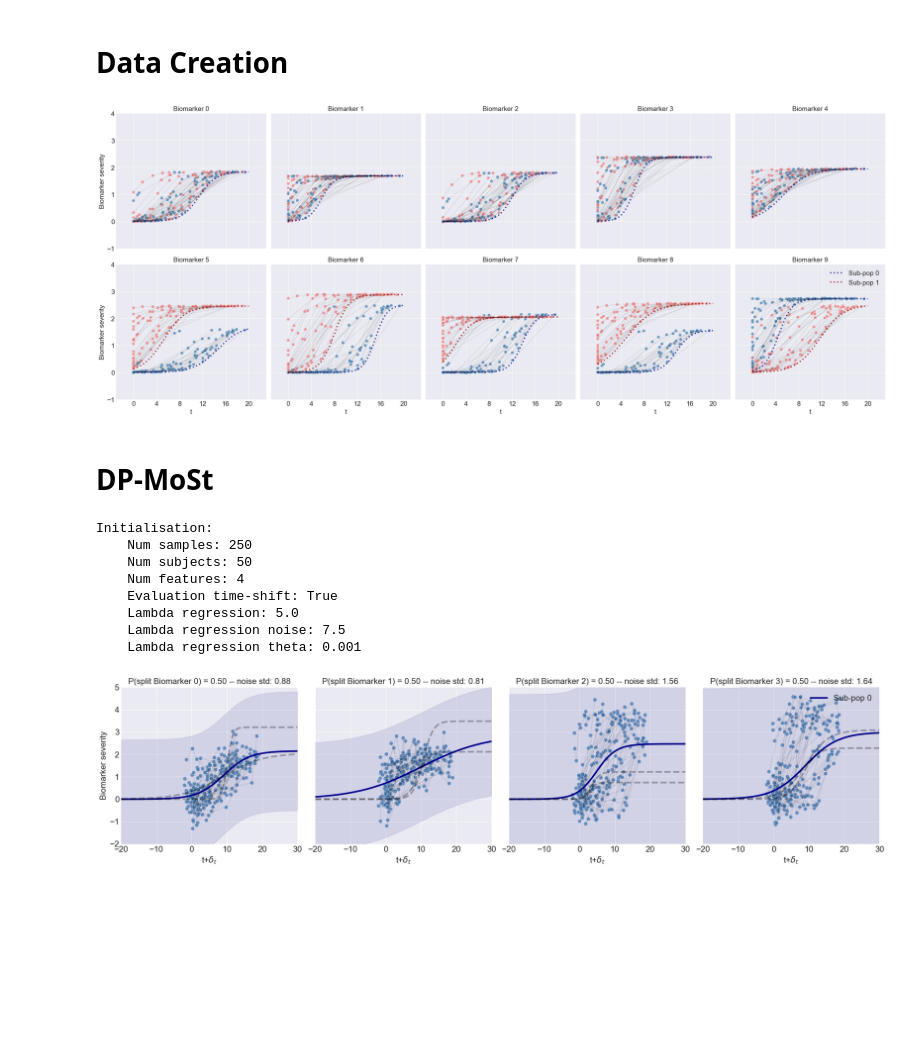
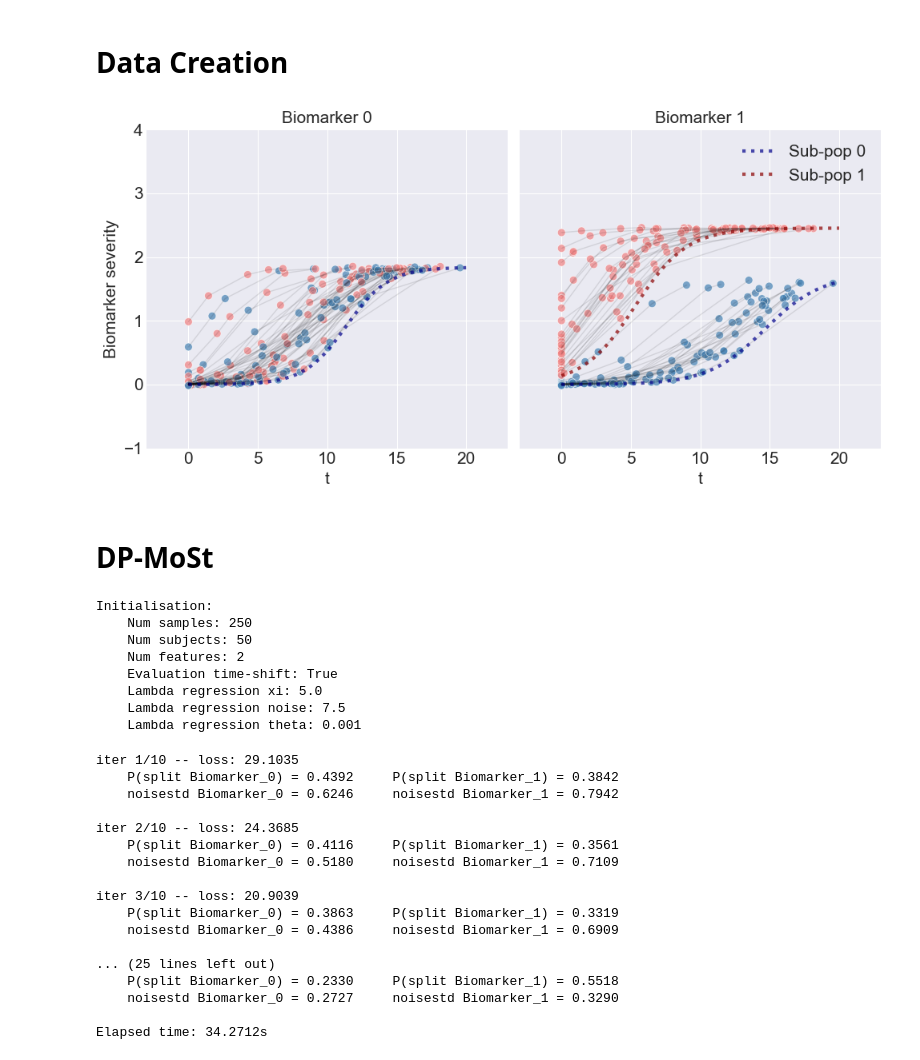
Before and after one commit to alessandro-viani/DP-MoSt, a Jupyter notebook: toy_example.ipynb, the cells around one changed output. Saved outputs shown, nothing was run; the diff lists cells and outputs as text; code cells hidden in the pictures; blank space fills up the shorter version.

```diff
--- a/toy_example.ipynb
+++ b/toy_example.ipynb
@@ -13,25 +12,25 @@ Device used: cpu
 # %% [markdown]
 # Data Creation
 # %%
-n_features=10
+n_features=2
 n_subjects=50
 n_time_for_subject=5
 time_shifted=True
 # %%
 torch.manual_seed(2)
 dict_data=data_creation(n_subjects=n_subjects,
                         n_time_points=n_time_for_subject,
                         n_features=n_features,
                         noise_std=0.009,
                         max_dist=90,
                         min_dist=40,
                         save=False,
                         time_shifted=time_shifted,
                         device=device)
 
-plot_data(dict_data['data'], dict_data=dict_data, save=False)
+plot_data(dict_data['data'], figsize=[10,5], dict_data=dict_data, save=False)
 # %% [output]
-[figure, old version]
+[figure, new version]
 # %% [markdown]
 # DP-MoSt
 # %%
@@ -40,7 +39,6 @@ dpmost=DPMoSt(data=dict_data['data'],
               device=device,
               time_shift_eval=time_shifted,
               noise_std_eval=True,
-              stopping_criteria=False,
               theta_eval=True,
               pi_eval=True,
               xi_eval=True,
@@ -59,24 +57,37 @@ if not dpmost.noise_std_eval: dpmost.log_noise_std=torch.log(dict_data['noise_st
 Initialisation:
     Num samples: 250
     Num subjects: 50
-    Num features: 4
+    Num features: 2
     Evaluation time-shift: True
-    Lambda regression: 5.0
+    Lambda regression xi: 5.0
     Lambda regression noise: 7.5
     Lambda regression theta: 0.001
-# %%
-if dpmost.benchmarks:
-    dpmost.xi+=torch.tensor([1e-4 for _ in range(n_features)])
-    dpmost.xi
-    plot_solution(dpmost, show=True, save=True, name_path='fig_benchmarks/initial_solution', dpi=100)
-# %% [output]
-[figure, removed]
 # %%
-dpmost.optimise(n_outer_iterations=20,
-                n_inner_iterations_time_shift=30,
-                n_inner_iterations_theta=30,
-                n_inner_iterations_noise=30,
-                lr_theta=1e-2,
+dpmost.optimise(n_outer_iterations=10,
+                n_final_iterations=20,
+                n_inner_iterations_time_shift=20,
+                n_inner_iterations_theta=20,
+                n_inner_iterations_noise=20,
+                lr_theta=1e-1,
                 lr_noise=1e-2,
-                lr_time_shift=1e-2)
+                lr_time_shift=1e-2,
+                stopping_criteria=False)
+# %% [output]
+iter 1/10 -- loss: 29.1035
+    P(split Biomarker_0) = 0.4392     P(split Biomarker_1) = 0.3842
+    noisestd Biomarker_0 = 0.6246     noisestd Biomarker_1 = 0.7942
+
+iter 2/10 -- loss: 24.3685
+    P(split Biomarker_0) = 0.4116     P(split Biomarker_1) = 0.3561
+    noisestd Biomarker_0 = 0.5180     noisestd Biomarker_1 = 0.7109
+
+iter 3/10 -- loss: 20.9039
+    P(split Biomarker_0) = 0.3863     P(split Biomarker_1) = 0.3319
+    noisestd Biomarker_0 = 0.4386     noisestd Biomarker_1 = 0.6909
+
+... (25 lines left out)
+    P(split Biomarker_0) = 0.2330     P(split Biomarker_1) = 0.5518
+    noisestd Biomarker_0 = 0.2727     noisestd Biomarker_1 = 0.3290
+
+Elapsed time: 34.2712s
 # %%
```
Also changed, not shown: parts of 3 cells of this notebook.
